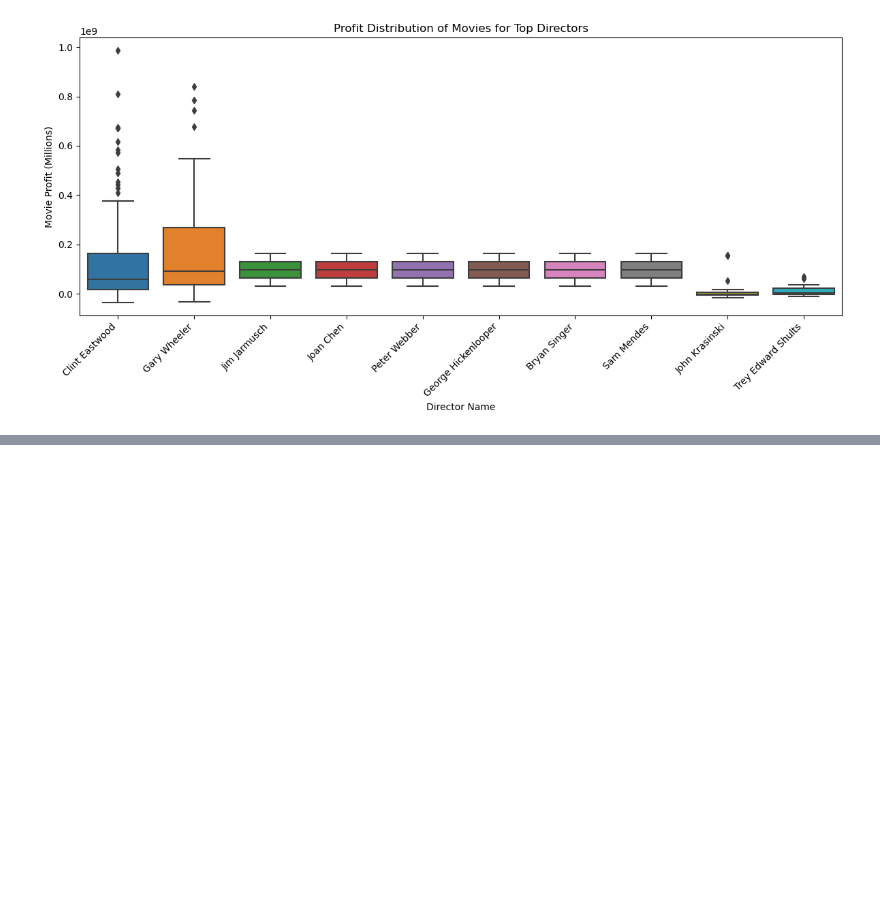
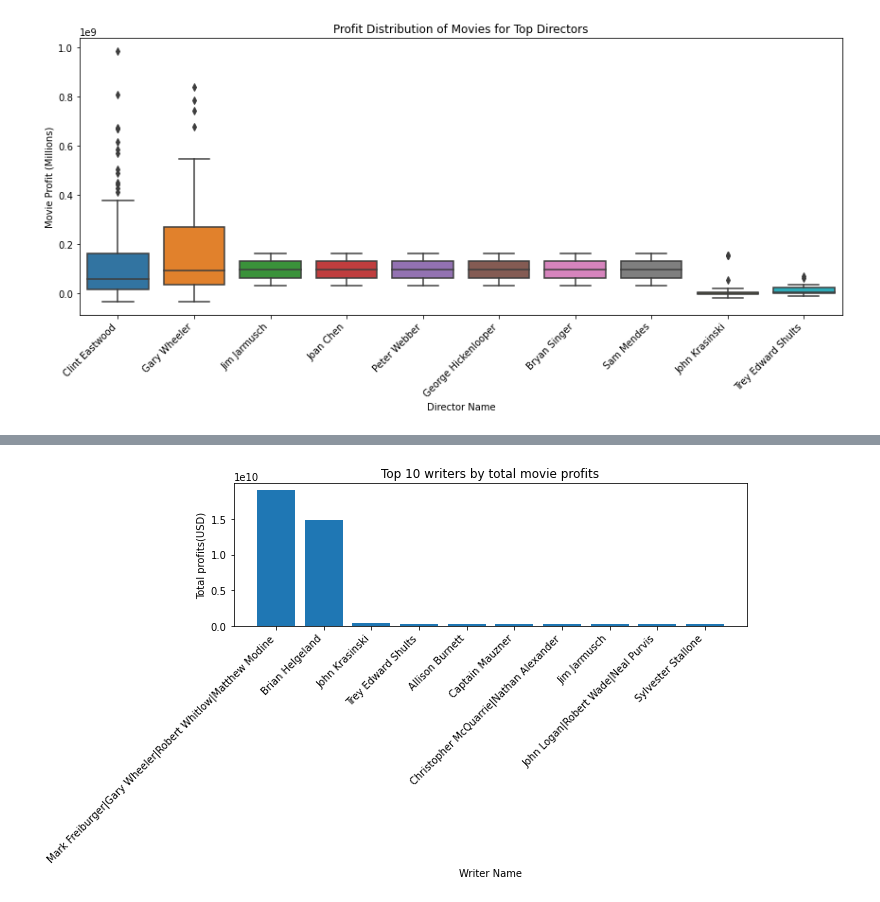
Before and after one commit to lilibethlangat/PHASE2_GROUP3_PROJECT, a Jupyter notebook: top_directors.ipynb, the cells around one changed output, grey strips where cells are left out. Drawn from its saved outputs; the diff is of its cells as text; code cells hidden in the pictures; blank space fills up the shorter version.

```diff
--- a/top_directors.ipynb
+++ b/top_directors.ipynb
@@ -279,0 +287,19 @@ plt.tight_layout()
+# %%
+# distribution of top writers by total movie profits
+writer_profit = (merged_movie_info.groupby('writer')['profit']
+              .sum()
+              .sort_values(ascending=False)
+              .head(10)
+              .reset_index()
+              )
+# barplot
+plt.figure(figsize=(10,6))
+plt.bar(writer_profit['writer'],writer_profit['profit'])
+plt.title('Top 10 writers by total movie profits')
+plt.xlabel('Writer Name')
+plt.ylabel('Total profits(USD)')
+plt.xticks(rotation=45,ha='right')
+plt.tight_layout()
+plt.show()
+# %% [output]
+[figure, added]
```
Also changed, not shown: parts of 11 cells of this notebook, 2 other files.
